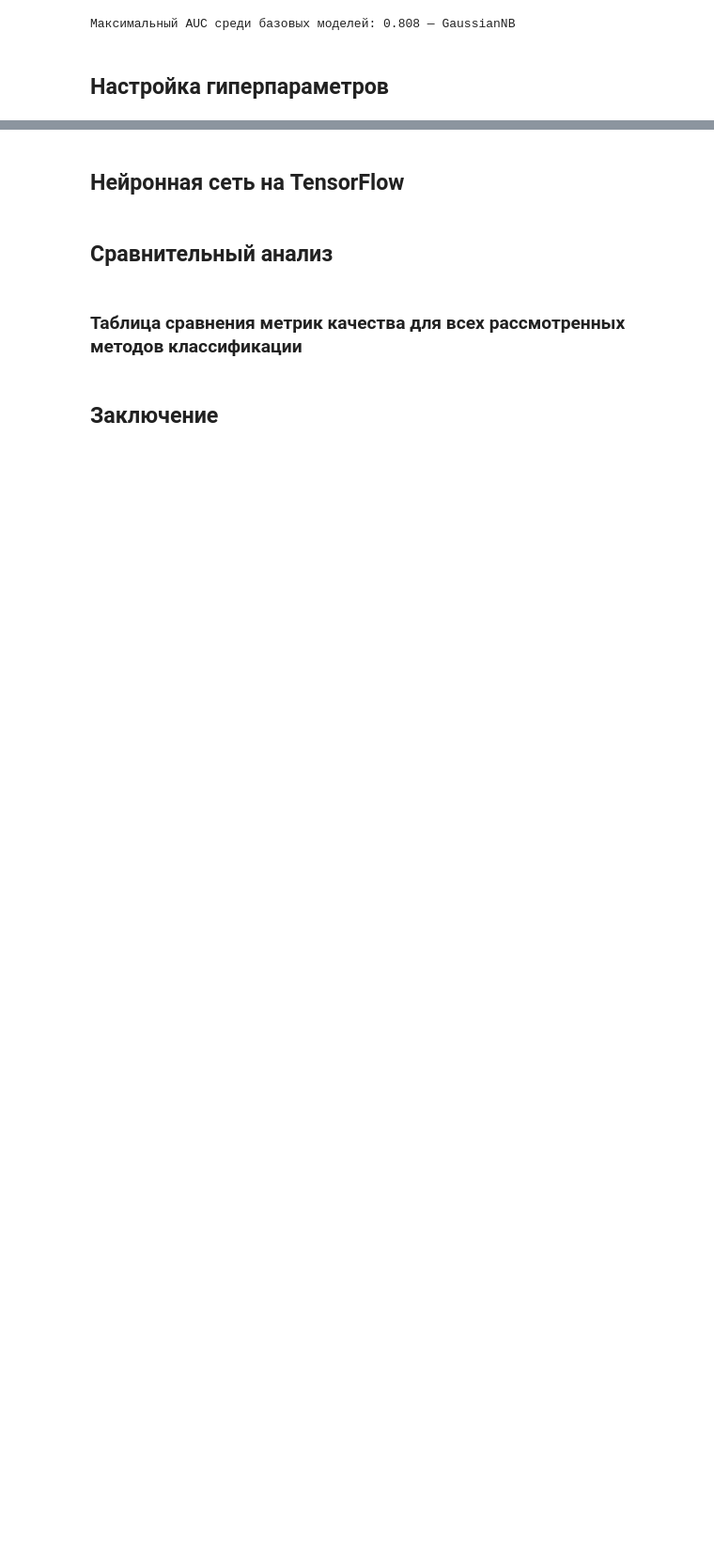
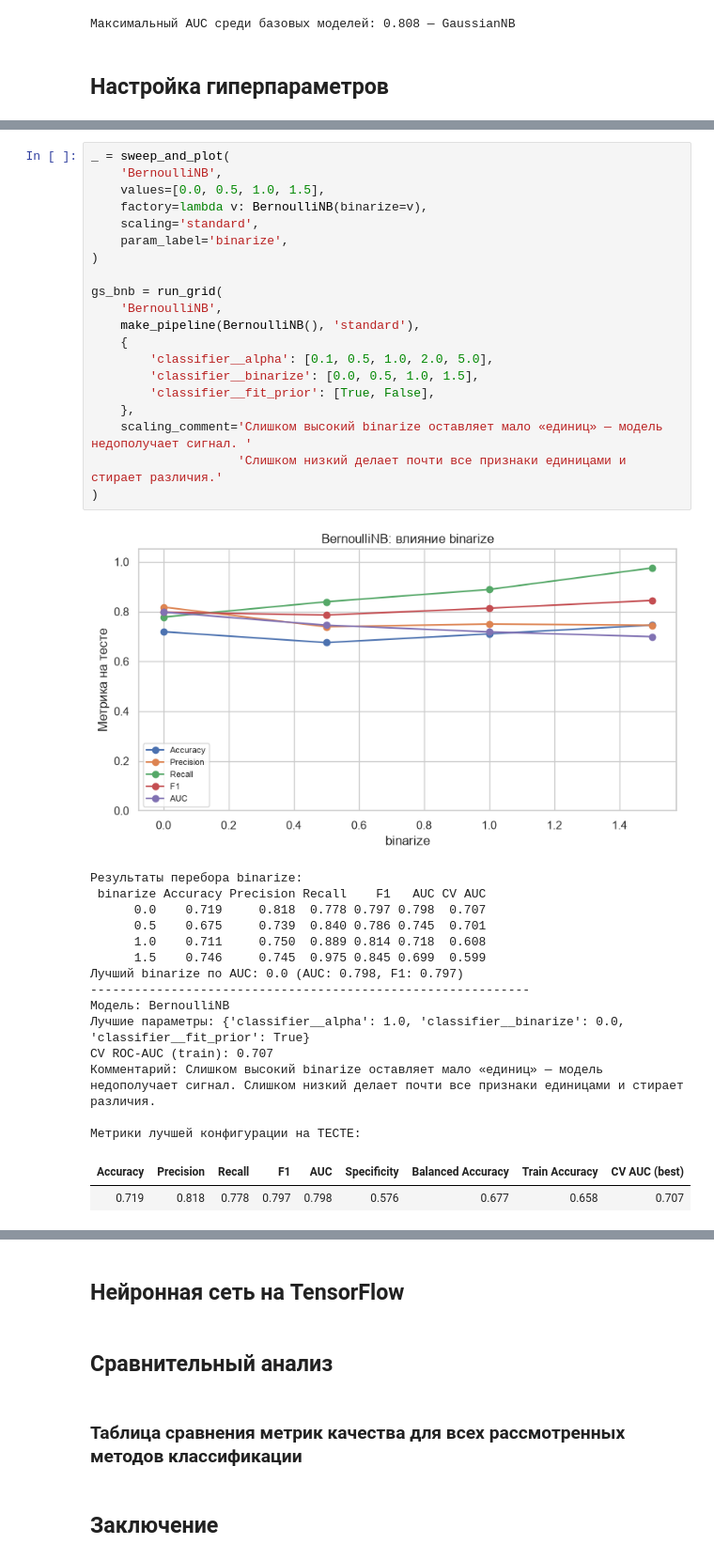
Before and after one commit to violllin/lab2_classification, a Jupyter notebook: lab2.ipynb, the cells around one changed output, grey strips where cells are left out. Shown at 94% size. Cells and saved outputs as stored; diff of their text form; blank space fills up the shorter version.

```diff
--- a/lab2.ipynb
+++ b/lab2.ipynb
@@ -473,3 +724,41 @@ print('Максимальный AUC среди базовых моделей:',
+# %%
+_ = sweep_and_plot(
+    'BernoulliNB',
+    values=[0.0, 0.5, 1.0, 1.5],
+    factory=lambda v: BernoulliNB(binarize=v),
+    scaling='standard',
+    param_label='binarize',
+)
+
+gs_bnb = run_grid(
+    'BernoulliNB',
+    make_pipeline(BernoulliNB(), 'standard'),
+    {
+        'classifier__alpha': [0.1, 0.5, 1.0, 2.0, 5.0],
+        'classifier__binarize': [0.0, 0.5, 1.0, 1.5],
+        'classifier__fit_prior': [True, False],
+    },
+    scaling_comment='Слишком высокий binarize оставляет мало «единиц» — модель недополучает сигнал. '
+                    'Слишком низкий делает почти все признаки единицами и стирает различия.'
+)
+# %% [output]
+[figure, added]
+Результаты перебора binarize:
+ binarize Accuracy Precision Recall    F1   AUC CV AUC
+      0.0    0.719     0.818  0.778 0.797 0.798  0.707
+      0.5    0.675     0.739  0.840 0.786 0.745  0.701
+      1.0    0.711     0.750  0.889 0.814 0.718  0.608
+      1.5    0.746     0.745  0.975 0.845 0.699  0.599
+Лучший binarize по AUC: 0.0 (AUC: 0.798, F1: 0.797)
+------------------------------------------------------------
+Модель: BernoulliNB
+Лучшие параметры: {'classifier__alpha': 1.0, 'classifier__binarize': 0.0, 'classifier__fit_prior': True}
+CV ROC-AUC (train): 0.707
+Комментарий: Слишком высокий binarize оставляет мало «единиц» — модель недополучает сигнал. Слишком низкий делает почти все признаки единицами и стирает различия.
+
+Метрики лучшей конфигурации на ТЕСТЕ:
+| Accuracy | Precision | Recall | F1 | AUC | Specificity | Balanced Accuracy | Train Accuracy | CV AUC (best) |
+| 0.719 | 0.818 | 0.778 | 0.797 | 0.798 | 0.576 | 0.677 | 0.658 | 0.707 |
 # %% [markdown]
 ### Decision Tree
 
```
Also changed, not shown: parts of 20 cells of this notebook.
